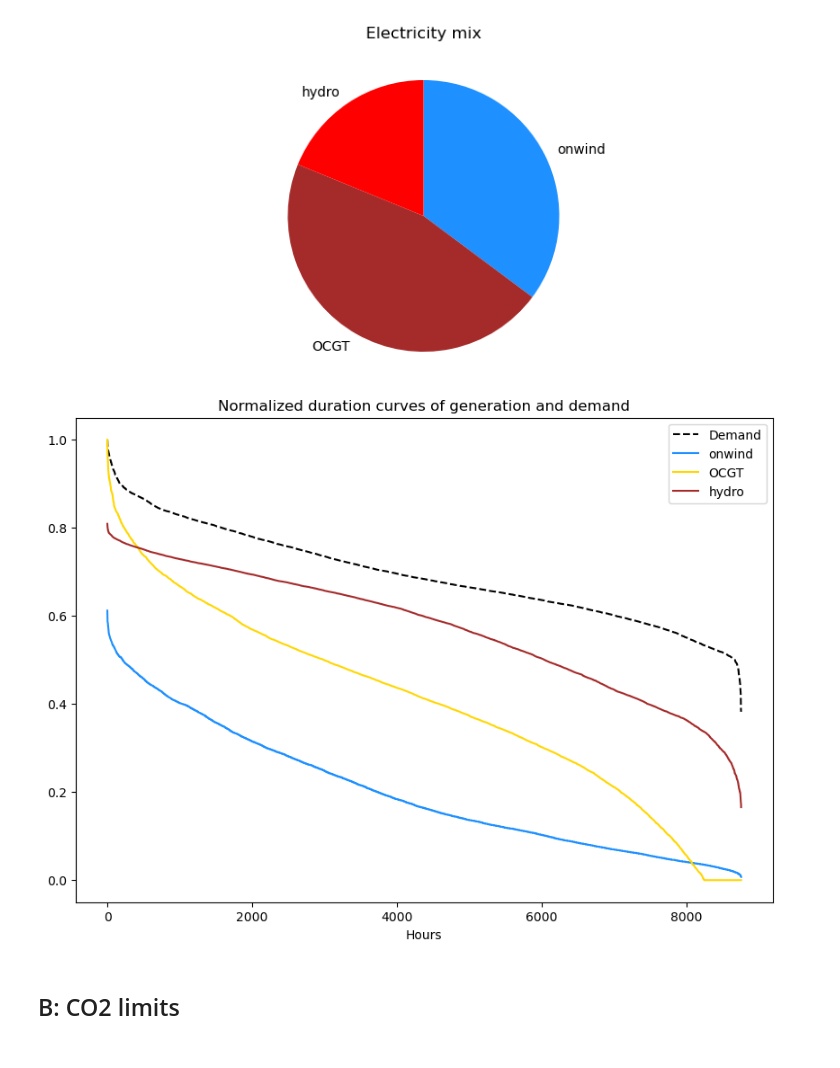
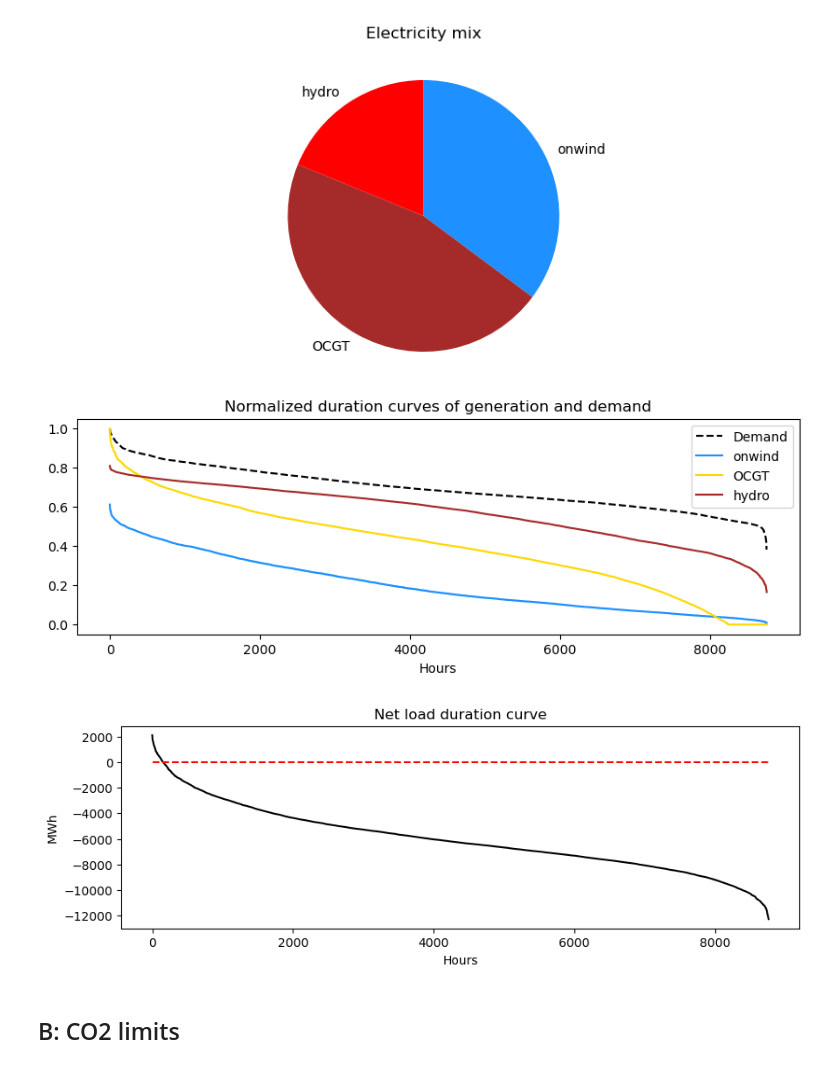
Before and after one commit to NicolineSimoneDTU/Integrated_Project, a Jupyter notebook: project.ipynb, the cells around one changed output. Cells and saved outputs as stored; diff of their text form; code cells hidden in the pictures.

Commit message:
Added net load curve

```diff
--- a/project.ipynb
+++ b/project.ipynb
@@ -247,18 +247,31 @@ plt.show()
 [figure]
 # %%
 # Plot duration curves of generation and demand
-fig, ax = plt.subplots(1, 1, figsize=(10,7))
+fig, ax = plt.subplots(1, 1, figsize=(10,3))
 ax.plot((demand/max(demand)).sort_values(ascending=False).reset_index(drop=True), label="Demand", color="black", linestyle="--")
 
 for i, col in enumerate(energy_sum.index):
     ax.plot((energy_production[col]/gen_cap[col]).sort_values(ascending=False).reset_index(drop=True), label=col, color=colors[i])
 
 plt.legend()
 plt.title("Normalized duration curves of generation and demand")
 plt.xlabel("Hours")
 plt.show()
 # %% [output]
-[figure, old version]
+[figure, new version]
+# %%
+# Plot net load duration curve
+fig, ax = plt.subplots(1, 1, figsize=(10,3))
+
+net_load = (gen_cap * CF)["onwind"] - demand
+net_load.sort_values(ascending=False).reset_index(drop=True).plot(color="black")
+plt.title("Net load duration curve")
+plt.xlabel("Hours")
+plt.ylabel("MWh")
+plt.hlines(0, 0, len(net_load), color="red", linestyle="--")
+plt.show()
+# %% [output]
+[figure, added]
 # %% [markdown]
 ## B: CO2 limits
 # %%
```
Also changed, not shown: parts of 1 cell of this notebook.
